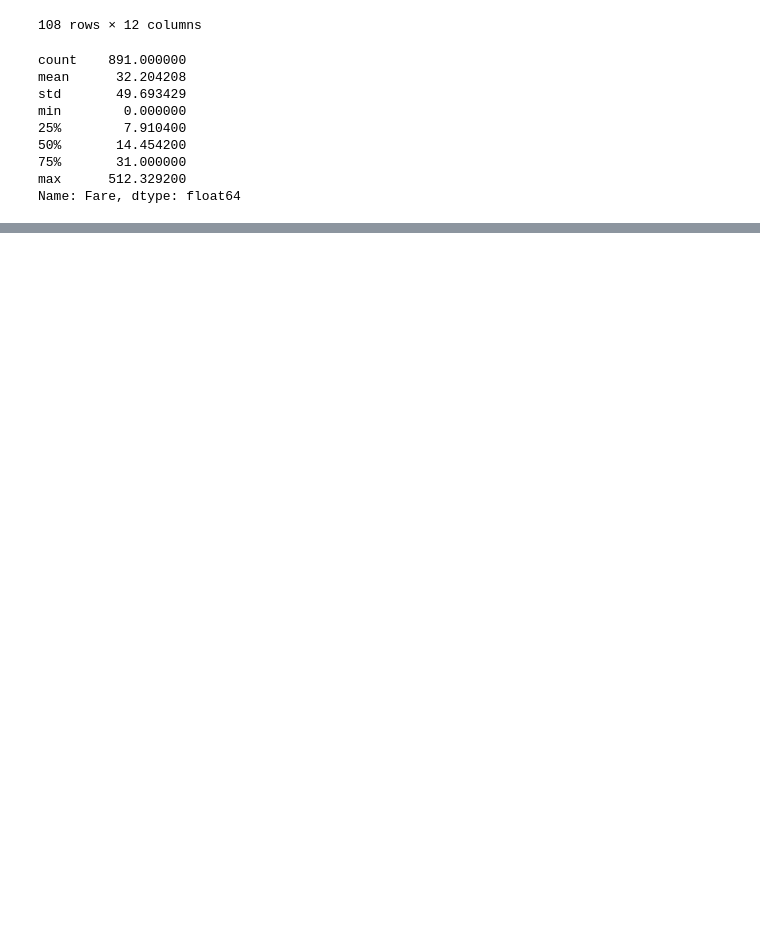
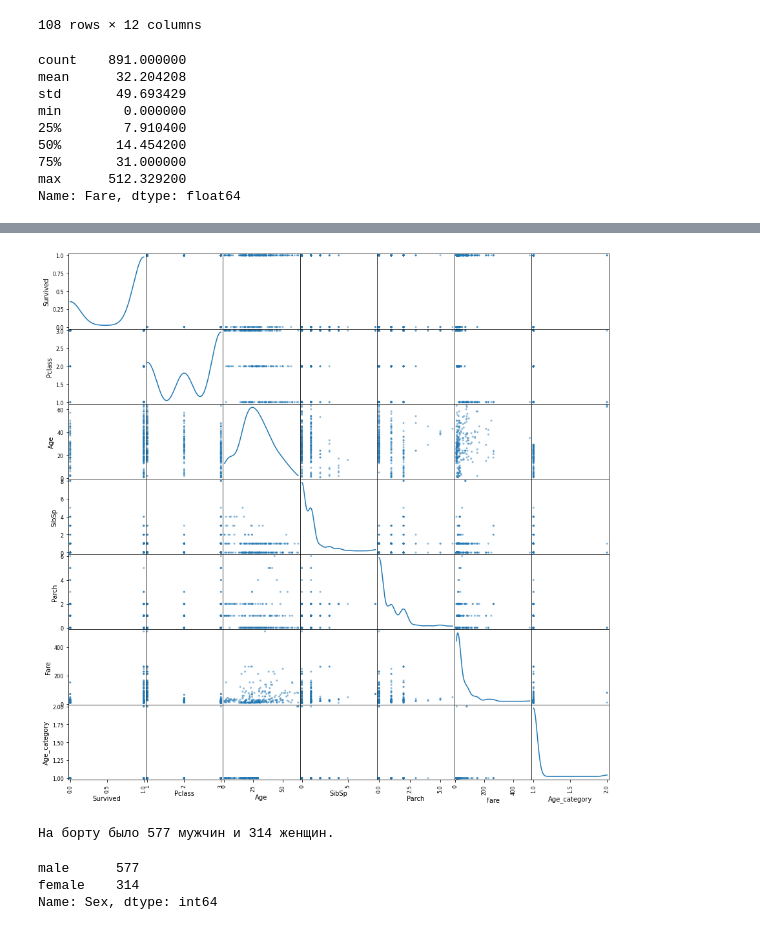
Before and after one commit to Lada1810/labs-mai-ds, a Jupyter notebook: HomeworkPandas_Practies.ipynb, the cells around one changed output, grey strips where cells are left out. Cells and saved outputs as stored; diff of their text form; code cells hidden in the pictures; blank space fills up the shorter version.

```diff
--- a/HomeworkPandas_Practies.ipynb
+++ b/HomeworkPandas_Practies.ipynb
@@ -161,0 +238,20 @@ Name: Fare, dtype: float64
+# %%
+import matplotlib.pyplot as plt
+
+pd.plotting.scatter_matrix(
+    data[(data["Sex"] == "female")], figsize=(15, 15), diagonal="kde"
+)
+plt.show()
+# %% [output]
+[figure, added]
+# %%
+print("На борту было {} мужчин и {} женщин.".format(sum(data['Sex'] == 'male'),
+                                            sum(data['Sex'] == 'female')))
+# %% [output]
+На борту было 577 мужчин и 314 женщин.
+# %%
+data['Sex'].value_counts()
+# %% [output]
+male      577
+female    314
+Name: Sex, dtype: int64
```
Also changed, not shown: parts of 14 cells of this notebook.
